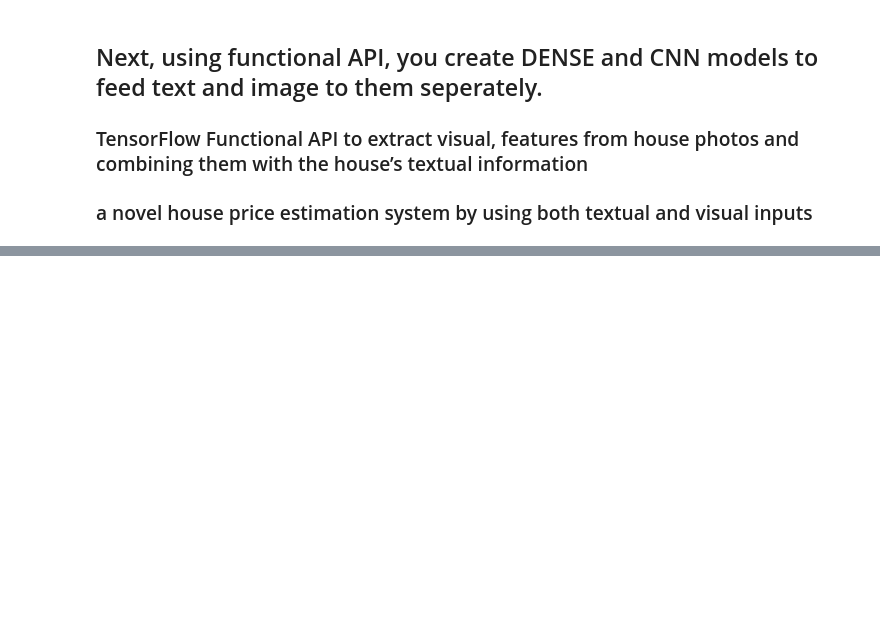
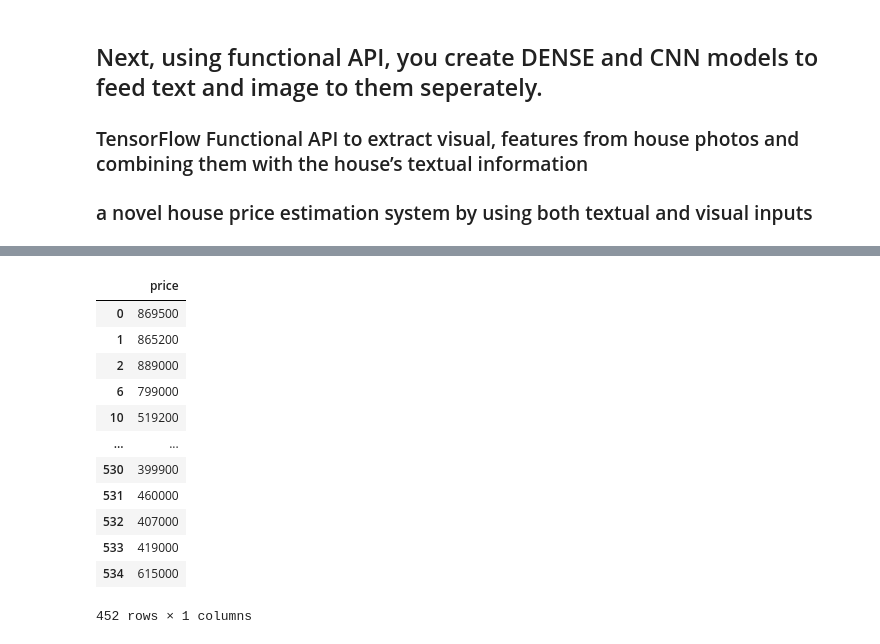
Before and after one commit to kyu2509/CSC180-Project-3, a Jupyter notebook: House Price Prediction.ipynb, the cells around one changed output, grey strips where cells are left out. Saved outputs shown, nothing was run; the diff lists cells and outputs as text; code cells hidden in the pictures; blank space fills up the shorter version.

```diff
--- a/House Price Prediction.ipynb
+++ b/House Price Prediction.ipynb
@@ -296,3 +398,19 @@ df.shape
+# %%
+y
+# %% [output]
+|  | price |
+| 0 | 869500 |
+| 1 | 865200 |
+| 2 | 889000 |
+| 6 | 799000 |
+| 10 | 519200 |
+| ... | ... |
+| 530 | 399900 |
+| 531 | 460000 |
+| 532 | 407000 |
+| 533 | 419000 |
+| 534 | 615000 |
+452 rows × 1 columns
 # %%
 img_arr.shape
 # %% [output]
```
Also changed, not shown: parts of 28 cells of this notebook, 1 other file.
